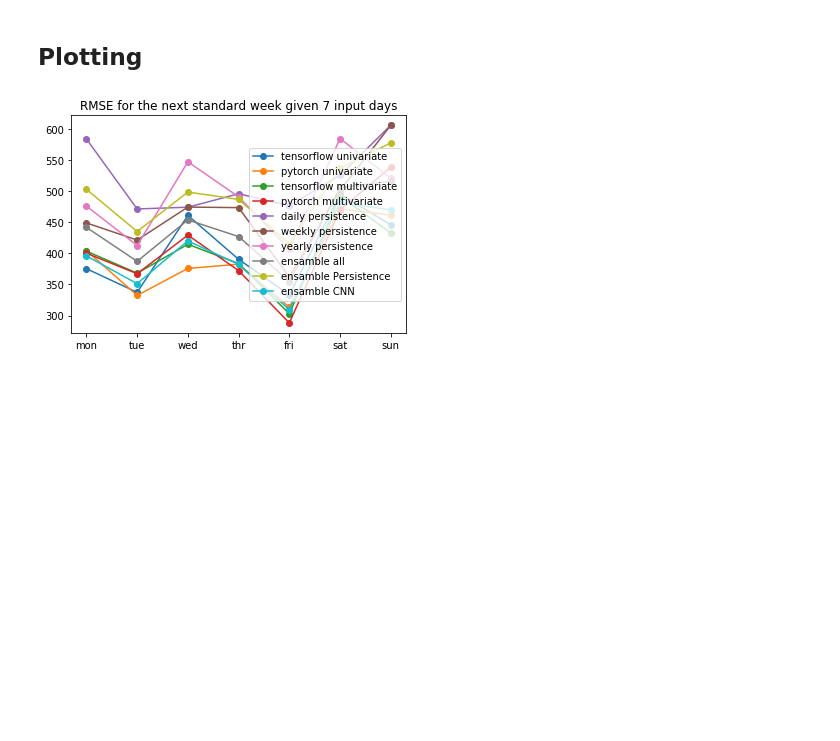
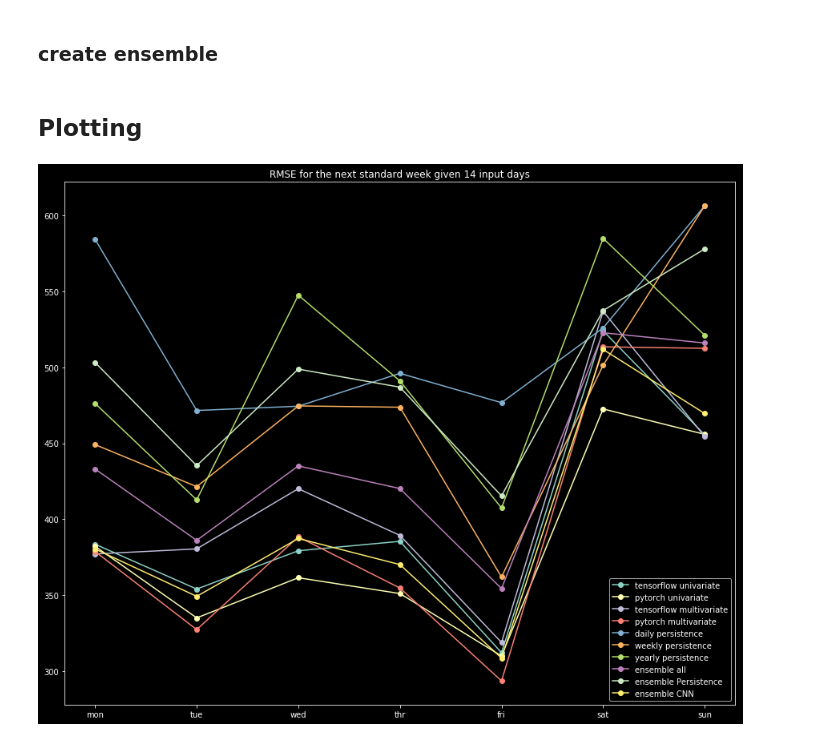
Before and after one commit to fabianbruckschen/sampled, a Jupyter notebook: cnn/4_comparison.ipynb, the cells around one changed output. Cells and saved outputs as stored; diff of their text form; code cells hidden in the pictures; blank space fills up the shorter version.

Commit message:
working scripts for cnn and comparison

```diff
--- a/cnn/4_comparison.ipynb
+++ b/cnn/4_comparison.ipynb
@@ -9,0 +10,5 @@ import matplotlib.pyplot as plt
+# %%
+%reload_ext autoreload
+%autoreload 2
+dir_data = '../data/power_consumption/'
+plt.style.use(['dark_background'])
@@ -23,3 +26,9 @@ n_timestep = rmse_wpm.shape
+# %%
+# get n input days
+train_Xu = np.load(dir_data+'train_Xu.npy')
+n_timesteps = train_Xu.shape[1]
+# %% [markdown]
+### create ensemble
 # %%
 rmse_ensemble_all = np.mean([rmse_dpm, rmse_wpm, rmse_ypm, rmse_ptm, rmse_ptu, rmse_tfm, rmse_tfu], axis=0)
 rmse_ensemble_pmp = np.mean([rmse_dpm, rmse_wpm, rmse_ypm], axis=0)
@@ -28,19 +37,21 @@ rmse_ensemble_cnn = np.mean([rmse_ptm, rmse_ptu, rmse_tfm, rmse_tfu], axis=0)
 ## Plotting
 # %%
 # plot scores
+plt.figure(figsize=(15, 12))
 days = ['mon', 'tue', 'wed', 'thr', 'fri', 'sat', 'sun']
 plt.plot(days, rmse_tfu, marker='o', label='tensorflow univariate')
 plt.plot(days, rmse_ptu, marker='o', label='pytorch univariate')
 plt.plot(days, rmse_tfm, marker='o', label='tensorflow multivariate')
 plt.plot(days, rmse_ptm, marker='o', label='pytorch multivariate')
 plt.plot(days, rmse_dpm, marker='o', label='daily persistence')
 plt.plot(days, rmse_wpm, marker='o', label='weekly persistence')
 plt.plot(days, rmse_ypm, marker='o', label='yearly persistence')
-plt.plot(days, rmse_ensemble_all, marker='o', label='ensamble all')
-plt.plot(days, rmse_ensemble_pmp, marker='o', label='ensamble Persistence')
-plt.plot(days, rmse_ensemble_cnn, marker='o', label='ensamble CNN')
+plt.plot(days, rmse_ensemble_all, marker='o', label='ensemble all')
+plt.plot(days, rmse_ensemble_pmp, marker='o', label='ensemble Persistence')
+plt.plot(days, rmse_ensemble_cnn, marker='o', label='ensemble CNN')
 plt.legend()
-plt.title('RMSE for the next standard week given %s input days' %  n_timestep)
+plt.title('RMSE for the next standard week given %s input days' %  n_timesteps)
+plt.savefig('plots/overall_comparison.png')
 plt.show()
 # %% [output]
-[figure, old version]
+[figure, new version]
```
Also changed, not shown: parts of 7 cells of this notebook, 1 other file.
